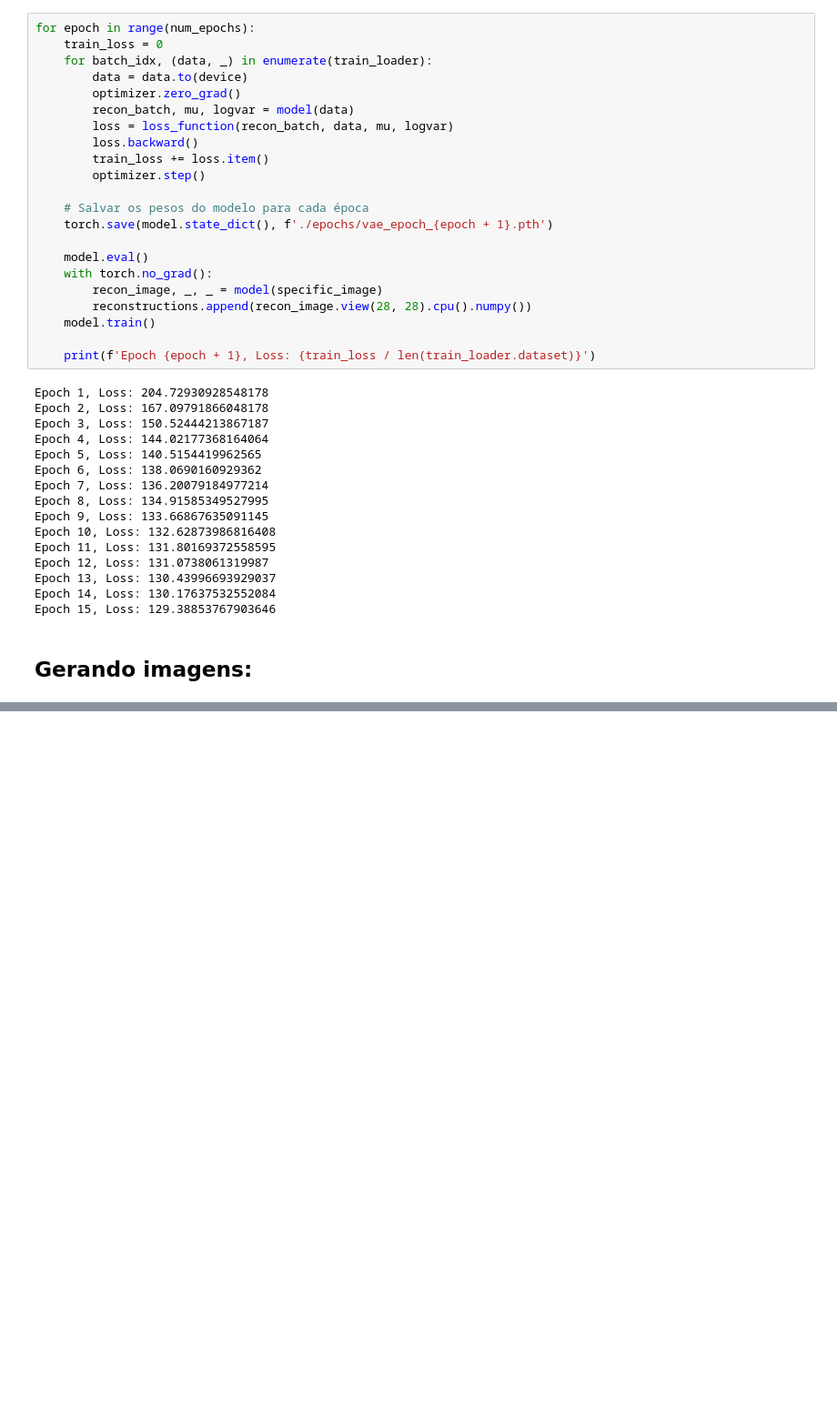
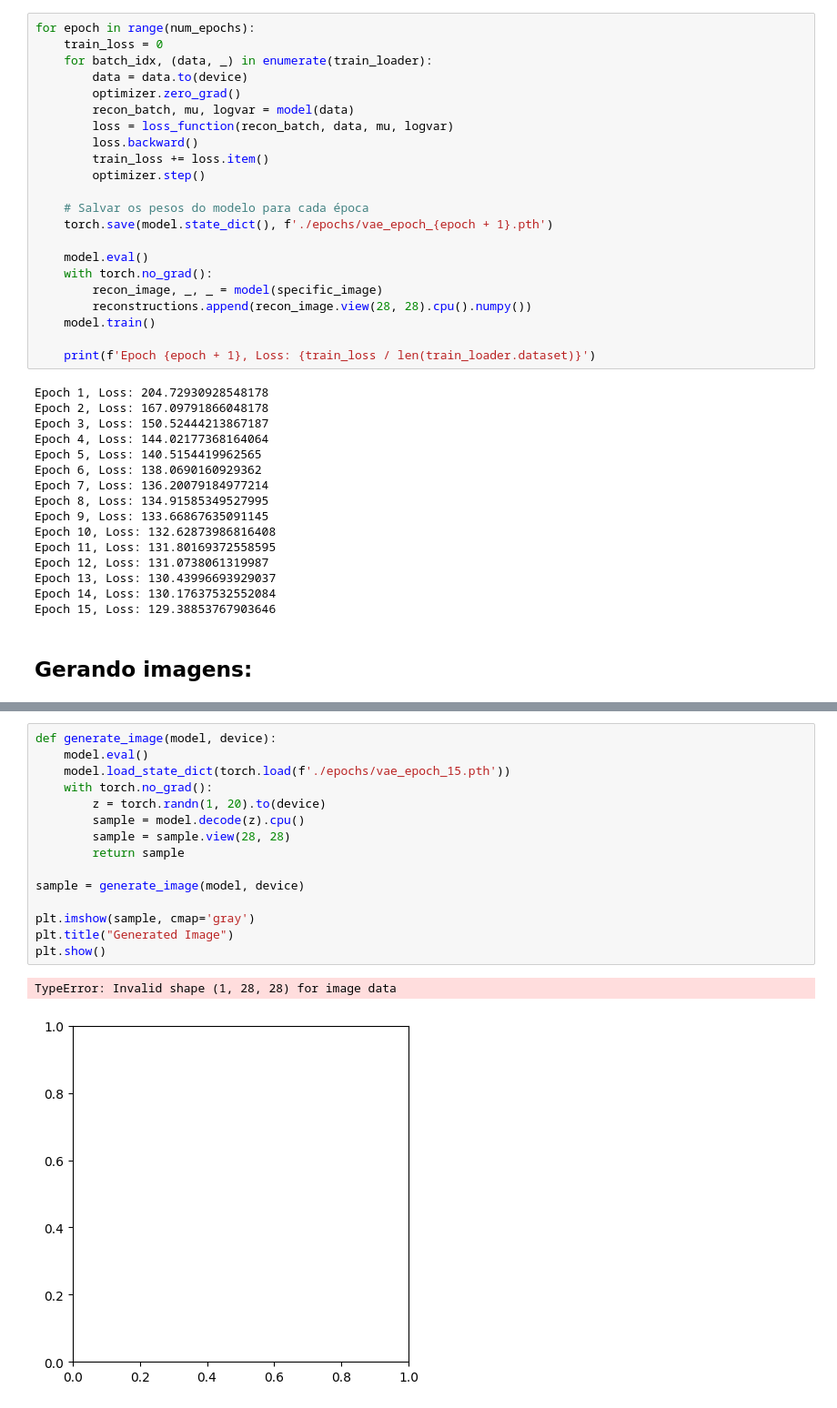
Before and after one commit to FelipeMeiga/tcc, a Jupyter notebook: vae.ipynb, the cells around one changed output, grey strips where cells are left out. Shown at 91% size. Cells and saved outputs as stored; diff of their text form; blank space fills up the shorter version.

Commit message:
generating and saving one image in vae.ipynb

```diff
--- a/vae.ipynb
+++ b/vae.ipynb
@@ -191,0 +192,18 @@ plt.show()
+# %%
+def generate_image(model, device):
+    model.eval()
+    model.load_state_dict(torch.load(f'./epochs/vae_epoch_15.pth'))
+    with torch.no_grad():
+        z = torch.randn(1, 20).to(device)
+        sample = model.decode(z).cpu()
+        sample = sample.view(28, 28)
+        return sample
+
+sample = generate_image(model, device)
+
+plt.imshow(sample, cmap='gray')
+plt.title("Generated Image")
+plt.show()
+# %% [output]
+TypeError: Invalid shape (1, 28, 28) for image data
+[figure, added]
```
Also changed, not shown: parts of 1 cell of this notebook.
